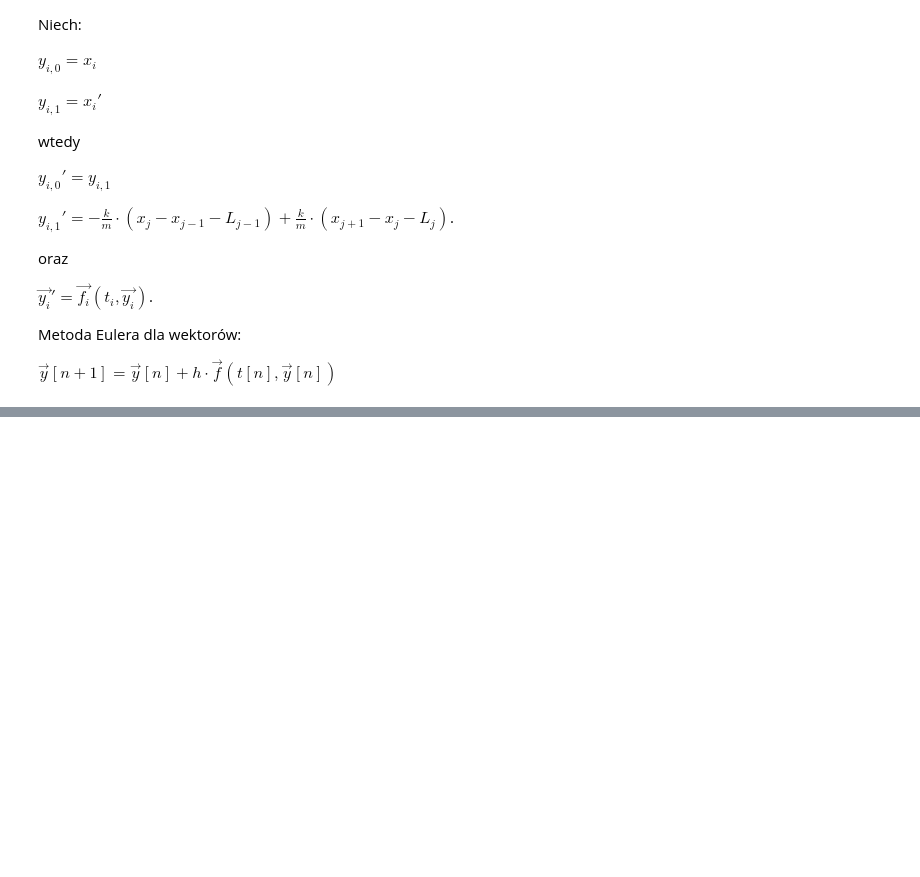
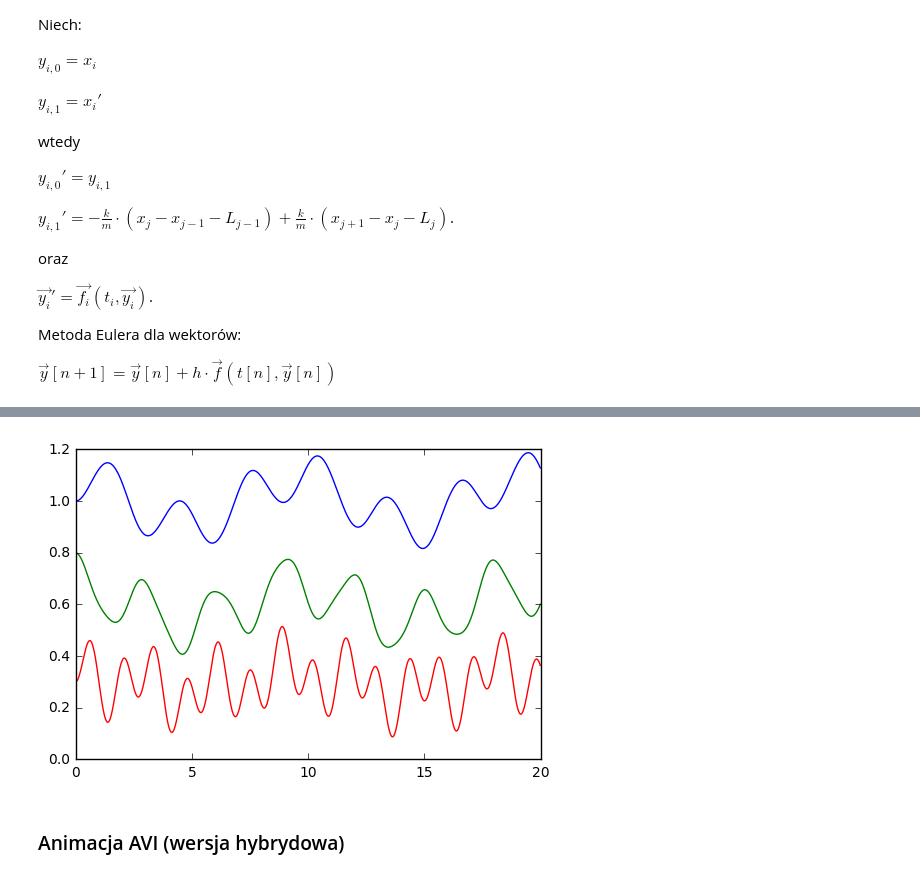
Before and after one commit to rossinek/MZP, a Jupyter notebook: lab1/P3_2 Suspended balls.ipynb, the cells around one changed output, grey strips where cells are left out. Saved outputs shown, nothing was run; the diff lists cells and outputs as text; code cells hidden in the pictures; blank space fills up the shorter version.

```diff
--- a/lab1/P3_2 Suspended balls.ipynb
+++ b/lab1/P3_2 Suspended balls.ipynb
@@ -161,2 +207,13 @@ plt.show()
+# %%
+t, x, xp = euler2_hybrid_vec(N, equations, symbols, x0, xp0, rng, h)
+
+plt.plot(t, x[0], 'r')
+plt.plot(t, x[1], 'g')
+plt.plot(t, x[2], 'b')
+plt.show()
+# %% [output]
+[figure, added]
+# %% [markdown]
+### Animacja AVI (wersja hybrydowa)
 # %%
 import cv2
```
Also changed, not shown: parts of 13 cells of this notebook.
